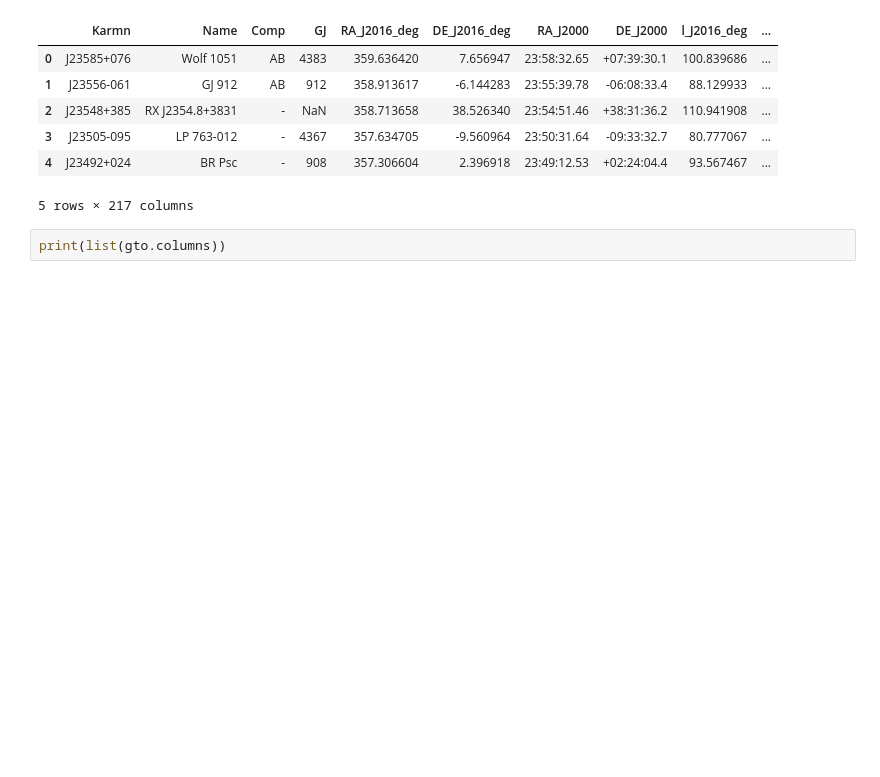
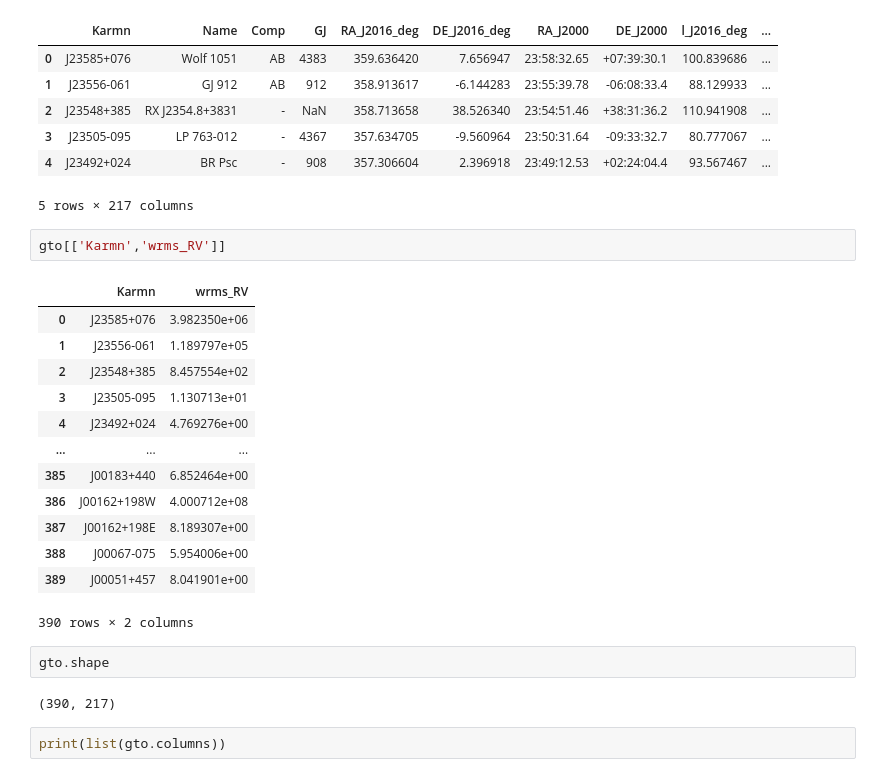
Before and after one commit to Data-Science-Ciro7/TFM_AA, a Jupyter notebook: 02_01_ETL/ETL_30_RV_File_Bulk_processing.ipynb, the cells around one changed output. Drawn from its saved outputs; the diff is of its cells as text; blank space fills up the shorter version.

```diff
--- a/02_01_ETL/ETL_30_RV_File_Bulk_processing.ipynb
+++ b/02_01_ETL/ETL_30_RV_File_Bulk_processing.ipynb
@@ -110,6 +130,26 @@ gto.head(5)
 | 3 | J23505-095 | LP 763-012 | - | 4367 | 357.634705 | -9.560964 | 23:50:31.64 | -09:33:32.7 | 80.777067 | ... |
 | 4 | J23492+024 | BR Psc | - | 908 | 357.306604 | 2.396918 | 23:49:12.53 | +02:24:04.4 | 93.567467 | ... |
 5 rows × 217 columns
+# %%
+gto[['Karmn','wrms_RV']]
+# %% [output]
+|  | Karmn | wrms_RV |
+| 0 | J23585+076 | 3.982350e+06 |
+| 1 | J23556-061 | 1.189797e+05 |
+| 2 | J23548+385 | 8.457554e+02 |
+| 3 | J23505-095 | 1.130713e+01 |
+| 4 | J23492+024 | 4.769276e+00 |
+| ... | ... | ... |
+| 385 | J00183+440 | 6.852464e+00 |
+| 386 | J00162+198W | 4.000712e+08 |
+| 387 | J00162+198E | 8.189307e+00 |
+| 388 | J00067-075 | 5.954006e+00 |
+| 389 | J00051+457 | 8.041901e+00 |
+390 rows × 2 columns
+# %%
+gto.shape
+# %% [output]
+(390, 217)
 # %%
 print(list(gto.columns))
 # %% [output]
```
Also changed, not shown: parts of 15 cells of this notebook, 13 other files.
